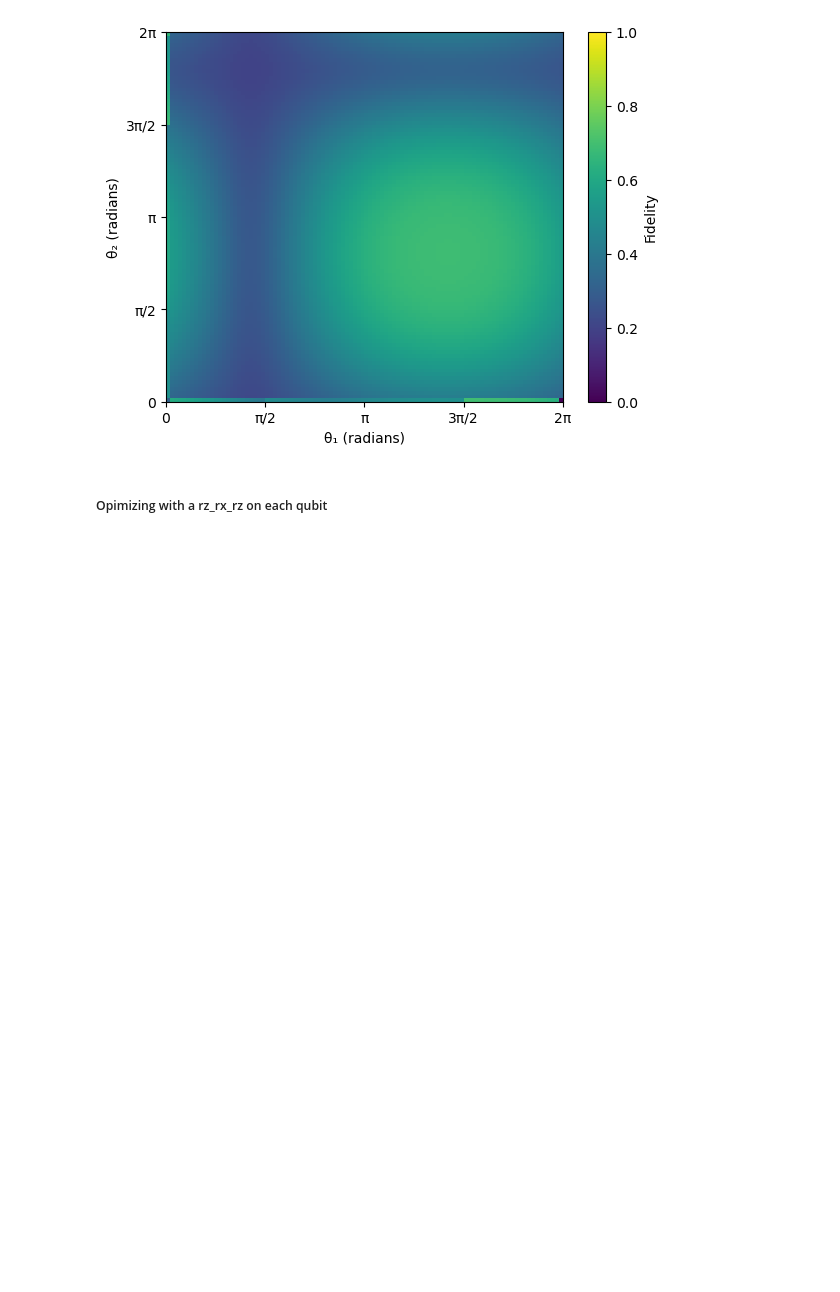
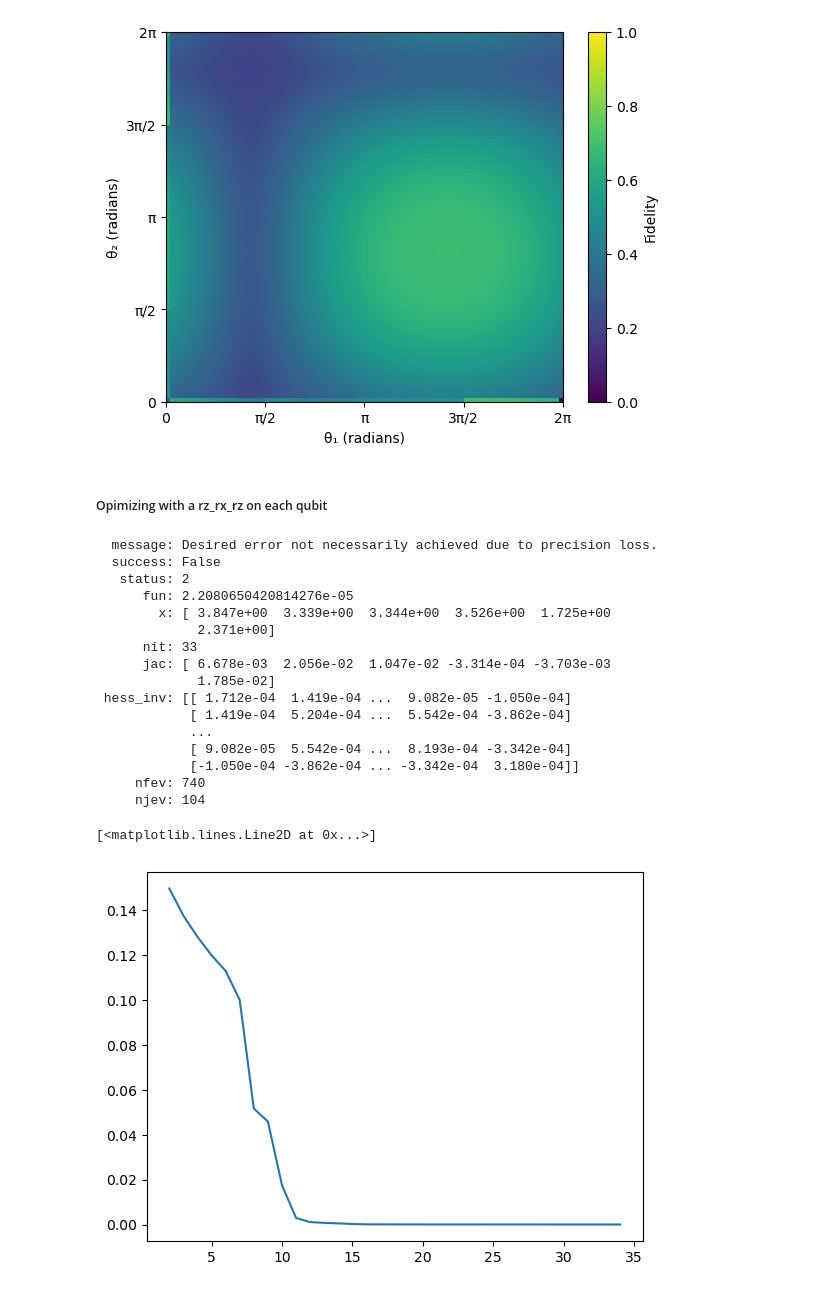
Before and after one commit to Strawcabbage/2025_Directed_Study, a Jupyter notebook: Exercises/Finding_Neutral_Atom_Qubit_Gates.ipynb, the cells around one changed output. Saved outputs shown, nothing was run; the diff lists cells and outputs as text; code cells hidden in the pictures; blank space fills up the shorter version.

```diff
--- a/Exercises/Finding_Neutral_Atom_Qubit_Gates.ipynb
+++ b/Exercises/Finding_Neutral_Atom_Qubit_Gates.ipynb
@@ -446,3 +446,46 @@ XX : IZ =  2.0001075231249887e-05
 [figure]
 # %% [markdown]
 ##### Opimizing with a rz_rx_rz on each qubit
+# %%
+UU = tensor(rand_unitary(2), rand_unitary(2))
+iterations[0] = 1
+fidelitylist = []
+iterationslist = []
+
+def ZXZ_rand_unitary_fidelity2(thetas):
+    return F_lambda(2, tensor(gates.rz(thetas[0]) * gates.rx(thetas[1]) * gates.rz(thetas[2]), gates.rz(thetas[3]) * gates.rx(thetas[4]) * gates.rz(thetas[5])), UU)
+
+def track_params2(params):
+    iterations[0] += 1
+    fidelitylist.append(ZXZ_rand_unitary_fidelity2(params))
+    iterationslist.append(iterations[0])
+    return params
+# %%
+print(scipy.optimize.minimize(
+    fun = ZXZ_rand_unitary_fidelity2,
+    x0 = [np.pi, np.pi, np.pi, np.pi, np.pi, np.pi],
+    callback = track_params2,
+    ))
+
+plt.figure()
+
+plt.plot(iterationslist, fidelitylist, label='ZXZ 2 qubit optimizing')
+# %% [output]
+  message: Desired error not necessarily achieved due to precision loss.
+  success: False
+   status: 2
+      fun: 2.2080650420814276e-05
+        x: [ 3.847e+00  3.339e+00  3.344e+00  3.526e+00  1.725e+00
+             2.371e+00]
+      nit: 33
+      jac: [ 6.678e-03  2.056e-02  1.047e-02 -3.314e-04 -3.703e-03
+             1.785e-02]
+ hess_inv: [[ 1.712e-04  1.419e-04 ...  9.082e-05 -1.050e-04]
+            [ 1.419e-04  5.204e-04 ...  5.542e-04 -3.862e-04]
+            ...
+            [ 9.082e-05  5.542e-04 ...  8.193e-04 -3.342e-04]
+            [-1.050e-04 -3.862e-04 ... -3.342e-04  3.180e-04]]
+     nfev: 740
+     njev: 104
+[<matplotlib.lines.Line2D at 0x...>]
+[figure, added]
```
